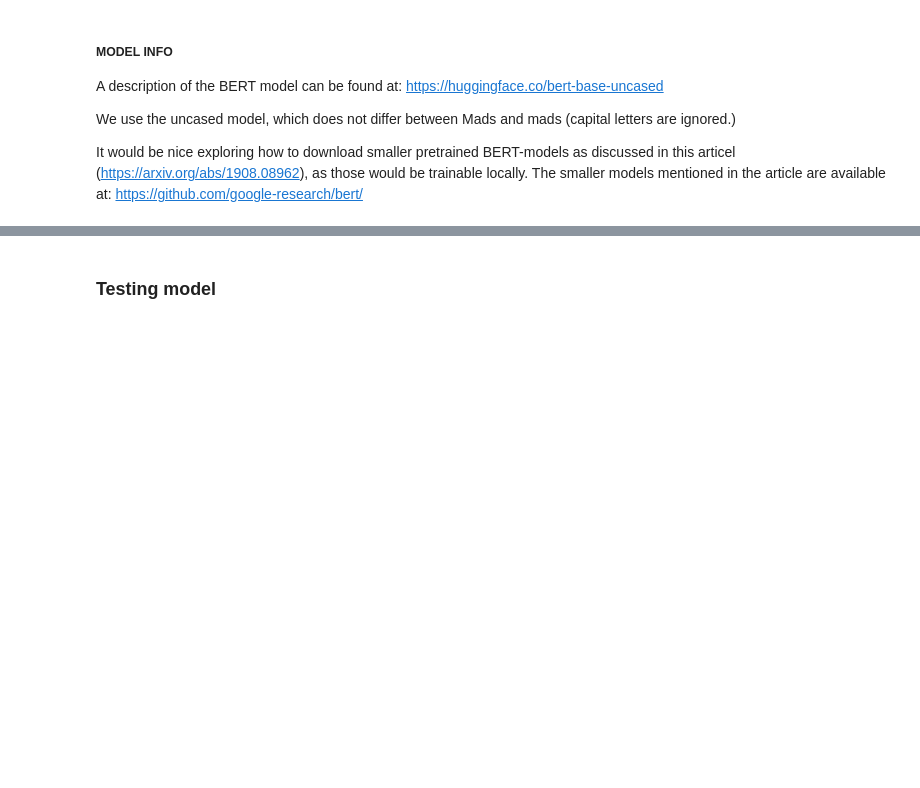
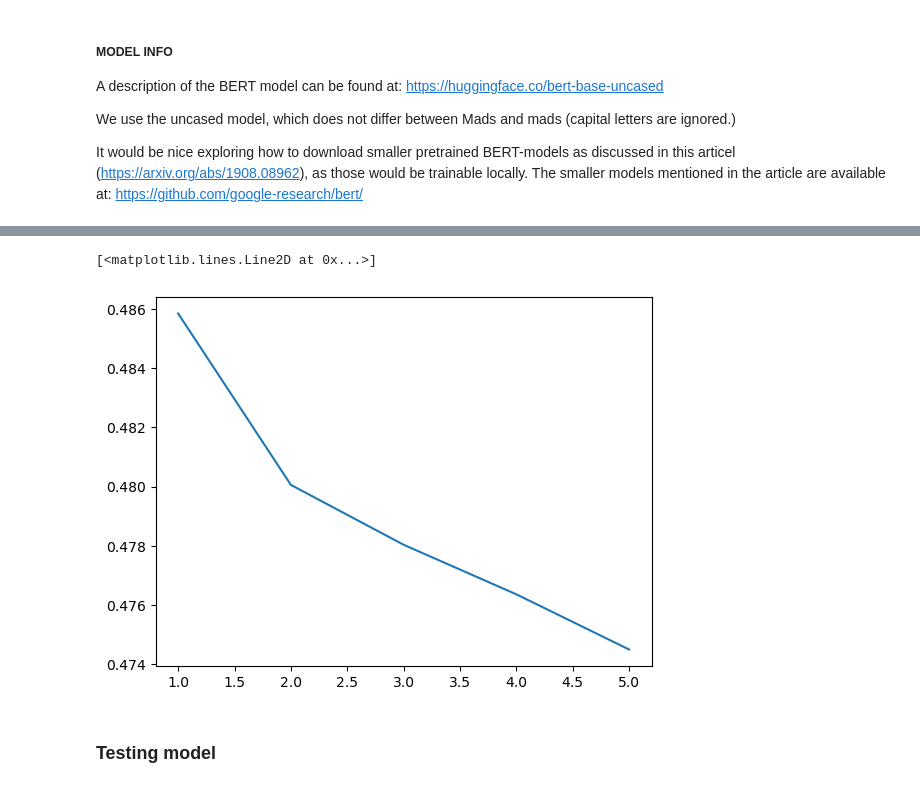
Before and after one commit to MadsBirch/mlops-sentiment-analysis, a Jupyter notebook: notebooks/0.1-mads-initial-setup.ipynb, the cells around one changed output, grey strips where cells are left out. Cells and saved outputs as stored; diff of their text form; code cells hidden in the pictures; blank space fills up the shorter version.

Commit message:
lower max_length, training for 5 epocs and plot.

```diff
--- a/notebooks/0.1-mads-initial-setup.ipynb
+++ b/notebooks/0.1-mads-initial-setup.ipynb
@@ -78,7 +75,7 @@ Name: sentiment, dtype: int64
 # %% [markdown]
 ### Train model
 # %%
-train_loader, test_loader = get_dataloaders(batch_size = 12, num_workers = 0)
+train_loader, test_loader = get_dataloaders(batch_size = 12, max_len =20,num_workers = 0)
 # %%
 model = BertModel.from_pretrained('bert-base-uncased')
 #model = DistilBertModel.from_pretrained('distilbert-base-uncased')
@@ -150,13 +147,13 @@ class DistilBertSentiment(nn.Module):
     return out
 # %%
 # get data loader
-train_loader, test_loader = get_dataloaders(batch_size = 12, num_workers = 0)
+train_loader, test_loader = get_dataloaders(max_len = 20, batch_size = 12, num_workers = 0)
 
 # init model
 model = BertSentiment(n_classes=3, dropout=0.2).to(device)
 
 # training params
-num_epochs = 1
+num_epochs = 5
 lr = 1e-4
 
 # define criterion and optimizer
@@ -168,10 +165,13 @@ Some weights of the model checkpoint at bert-base-uncased were not used when ini
 - This IS NOT expected if you are initializing BertModel from the checkpoint of a model that you expect to be exactly identical (initializing a BertForSequenceClassification model from a BertForSequen ...
 # %%
 # BASIC TRAINNIG LOOP
+
+LOSS_LIST = []
 
 for e in range(num_epochs):
   print(f'[EPOCH]: {e+1:3d}')
 
+  train_loss = 0
   model.train()
   for batch in tqdm(train_loader):
 
@@ -185,8 +185,12 @@ for e in range(num_epochs):
     # get model outout and calc loss
     output = model(input_ids, attention_mask)
     loss = loss_fn(output, labels)
+    train_loss += loss.item()
 
     loss.backward()
     optimizer.step()
+
+  train_loss_epoch = train_loss/len(train_loader)
+  LOSS_LIST.append(train_loss_epoch)
 # %% [output]
 [EPOCH]:   1
@@ -193,3 +201,10 @@ for e in range(num_epochs):
+# %%
+import matplotlib.pyplot as plt
+
+plt.plot(np.arange(1,num_epochs+1, dtype=int),LOSS_LIST)
+# %% [output]
+[<matplotlib.lines.Line2D at 0x...>]
+[figure, added]
 # %% [markdown]
 ### Testing model
 # %% [markdown]
```
Also changed, not shown: parts of 6 cells of this notebook, 1 other file.
